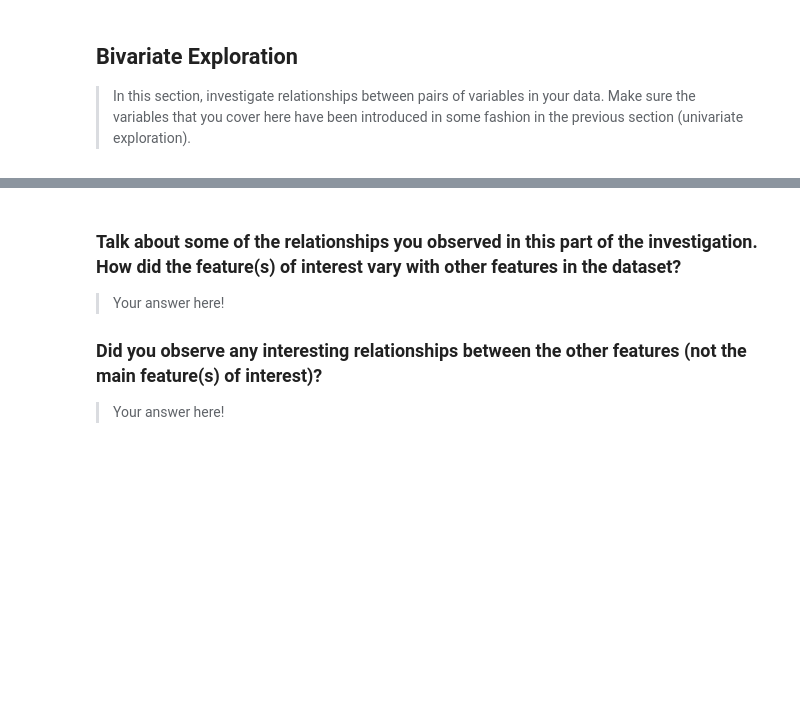
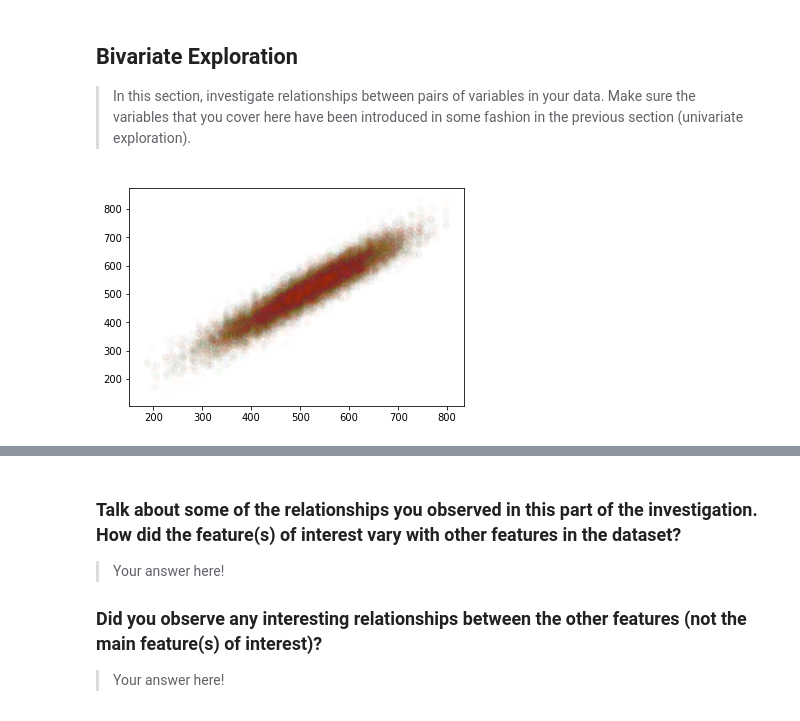
Before and after one commit to viktor-begun/Data_Analyst_Data_Visualization, a Jupyter notebook: Udacity_Project_6_Data_Visualization_Begun.ipynb, the cells around one changed output, grey strips where cells are left out. Cells and saved outputs as stored; diff of their text form; code cells hidden in the pictures; blank space fills up the shorter version.

```diff
--- a/Udacity_Project_6_Data_Visualization_Begun.ipynb
+++ b/Udacity_Project_6_Data_Visualization_Begun.ipynb
@@ -130,3 +382,10 @@ you plan on investigating next.
 > In this section, investigate relationships between pairs of variables in your
 data. Make sure the variables that you cover here have been introduced in some
 fashion in the previous section (univariate exploration).
+# %%
+plt.scatter(data = pisa_2012_Germany_df, x = 'PV1MATH', y = 'PV2MATH', alpha = 1/50);
+plt.scatter(data = pisa_2012_Germany_df, x = 'PV1MATH', y = 'PV3MATH', alpha = 1/50);
+plt.scatter(data = pisa_2012_Germany_df, x = 'PV1MATH', y = 'PV4MATH', alpha = 1/50);
+plt.scatter(data = pisa_2012_Germany_df, x = 'PV1MATH', y = 'PV5MATH', alpha = 1/50);
+# %% [output]
+[figure, added]
```
Also changed, not shown: parts of 36 cells of this notebook.
